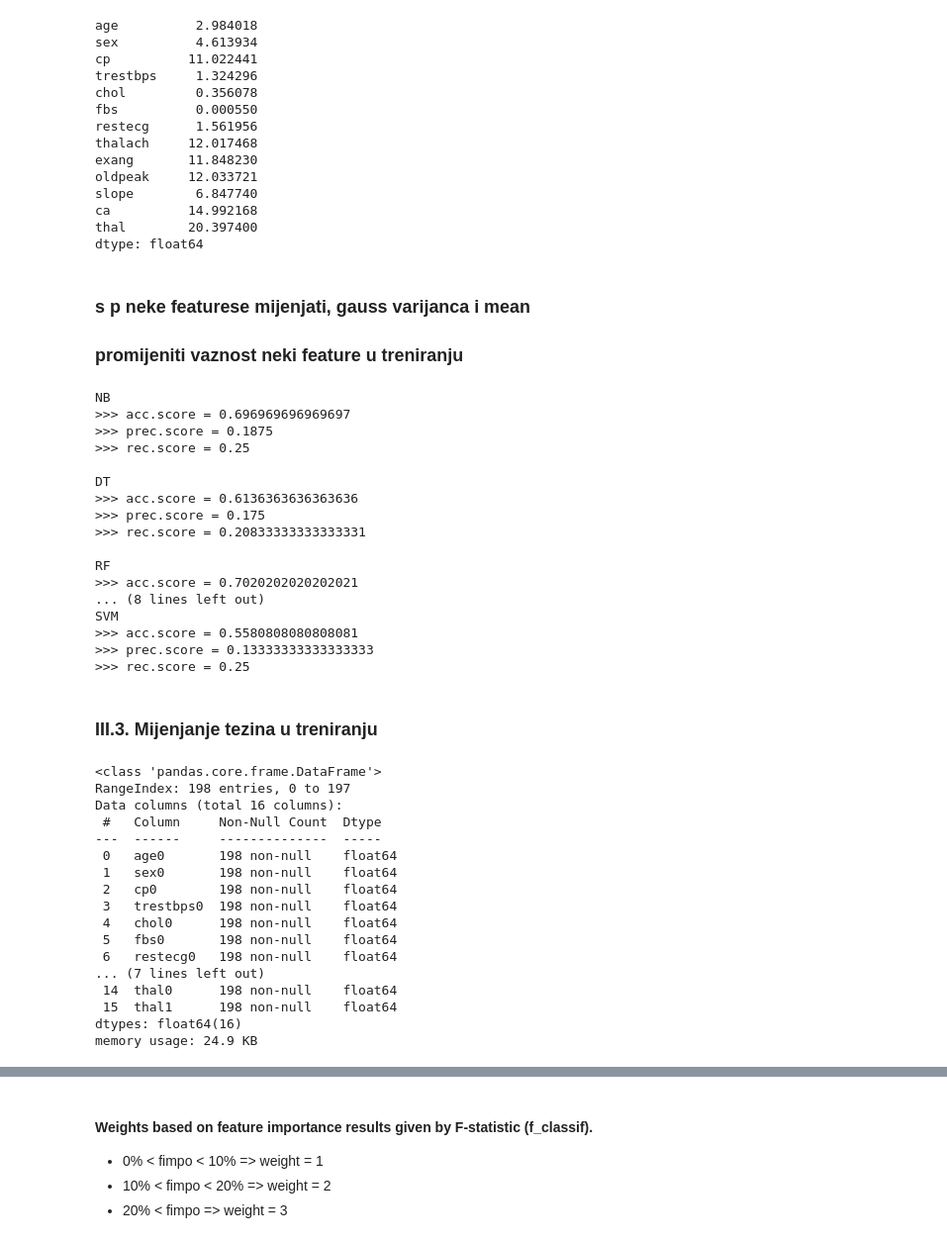
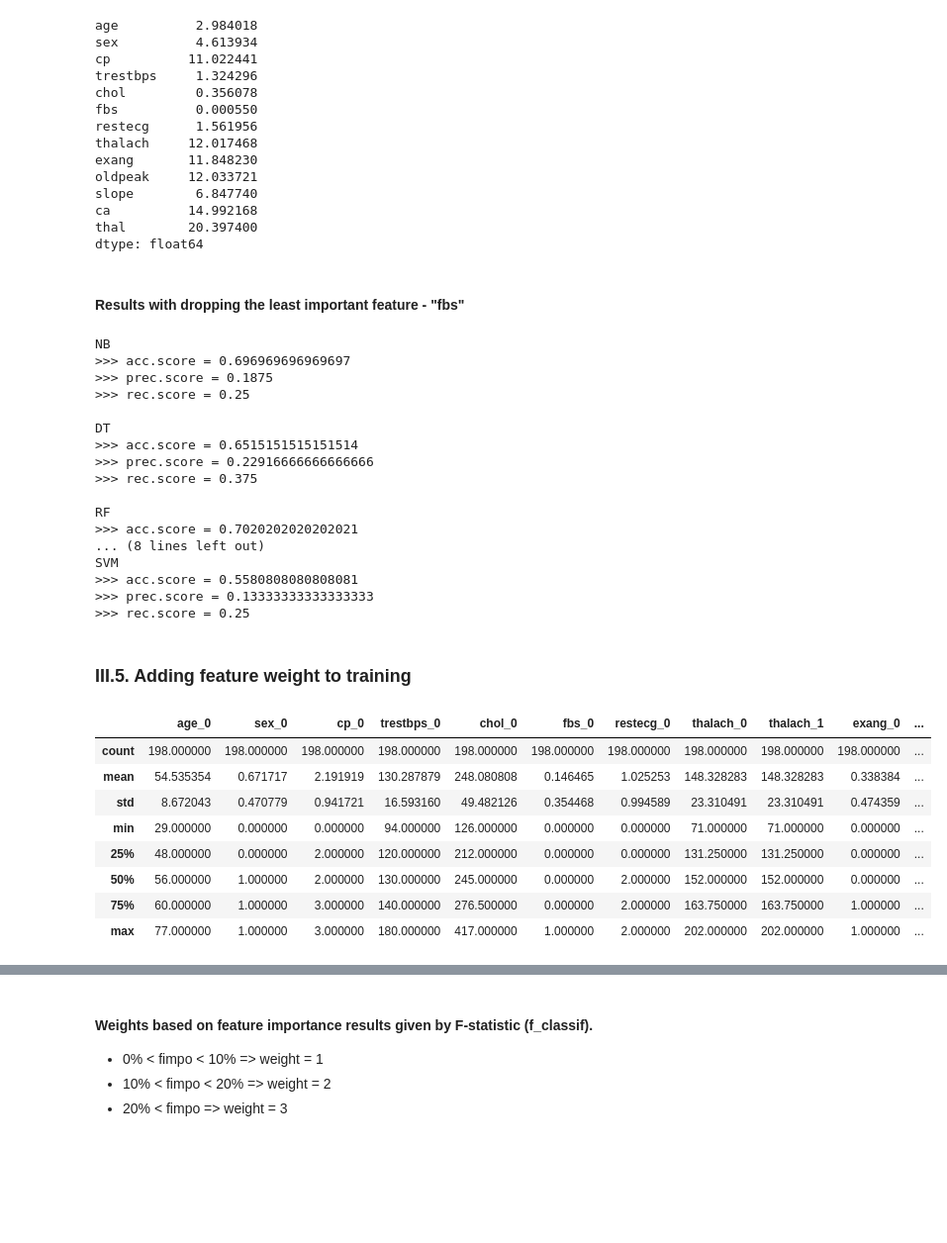
Before and after one commit to JuricK8/UZOP_projekt, a Jupyter notebook: Projekt_HeartFailureDisease/ReplikacijaRezultata.ipynb, the cells around one changed output, grey strips where cells are left out. Shown at 99% size. Drawn from its saved outputs; the diff is of its cells as text; code cells hidden in the pictures; blank space fills up the shorter version.

```diff
--- a/Projekt_HeartFailureDisease/ReplikacijaRezultata.ipynb
+++ b/Projekt_HeartFailureDisease/ReplikacijaRezultata.ipynb
@@ -801,25 +815,26 @@ slope        6.847740
 ca          14.992168
 thal        20.397400
 dtype: float64
-# %% [markdown]
-### s p neke featurese mijenjati, gauss varijanca i mean
-### promijeniti vaznost neki feature u treniranju
+# %% [markdown]
+#### Results with dropping the least important feature - "fbs"
 # %%
+#fbs - fasting blood sugar
+
 X_important_train = newTrainData.drop(['fbs', 'condition'], axis=1).values
 y_important_train = newTrainData['condition']
 X_important_test = newTestData.drop(['fbs', 'condition'], axis=1).values
 y_important_test = newTestData['condition']
 
 print("NB")
-train_test_function(nb_clf, X_important_train, y_important_train, X_important_test, y_important_test)
+y = train_test_function(nb_clf, X_important_train, y_important_train, X_important_test, y_important_test)
 print("DT")
-train_test_function(dt_clf, X_important_train, y_important_train, X_important_test, y_important_test)
+y = train_test_function(dt_clf, X_important_train, y_important_train, X_important_test, y_important_test)
 print("RF")
-train_test_function(rf_clf, X_important_train, y_important_train, X_important_test, y_important_test)
+y = train_test_function(rf_clf, X_important_train, y_important_train, X_important_test, y_important_test)
 print("LR")
-train_test_function(lr_clf, X_important_train, y_important_train, X_important_test, y_important_test)
+y = train_test_function(lr_clf, X_important_train, y_important_train, X_important_test, y_important_test)
 print("SVM")
-train_test_function(svm_clf, X_important_train, y_important_train, X_important_test, y_important_test)
+y = train_test_function(svm_clf, X_important_train, y_important_train, X_important_test, y_important_test)
 # %% [output]
 NB
 >>> acc.score = 0.696969696969697
@@ -827,9 +842,9 @@ NB
 >>> rec.score = 0.25
 
 DT
->>> acc.score = 0.6136363636363636
->>> prec.score = 0.175
->>> rec.score = 0.20833333333333331
+>>> acc.score = 0.6515151515151514
+>>> prec.score = 0.22916666666666666
+>>> rec.score = 0.375
 
 RF
 >>> acc.score = 0.7020202020202021
@@ -838,35 +853,27 @@ SVM
 >>> acc.score = 0.5580808080808081
 >>> prec.score = 0.13333333333333333
 >>> rec.score = 0.25
-# %% [markdown]
-### III.3. Mijenjanje tezina u treniranju
+# %% [markdown]
+### III.5. Adding feature weight to training
 # %%
 weights = [1,1,1,1,1,1,1,2,1,2,1,1,2]
-X_train_weighted_df = pd.DataFrame()
-X_test_weighted_df = pd.DataFrame()
+X_train_weighted_df1 = pd.DataFrame()
+X_test_weighted_df1 = pd.DataFrame()
 for i, weight in enumerate(weights):
     for k in range(weight):
-        X_train_weighted_df[feature_names[i]+"{}".format(k)]=X_newTrain_df.iloc[:, i]
-        X_test_weighted_df[feature_names[i]+"{}".format(k)]=X_newTest_df.iloc[:, i]
+        X_train_weighted_df1[feature_names[i]+"_{}".format(k)]=X_newTrain_df.iloc[:, i]
+        X_test_weighted_df1[feature_names[i]+"{}".format(k)]=X_newTest_df.iloc[:, i]
 
-X_train_weighted_df.info()
+X_train_weighted_df1.describe()
 # %% [output]
-<class 'pandas.core.frame.DataFrame'>
-RangeIndex: 198 entries, 0 to 197
-Data columns (total 16 columns):
- #   Column     Non-Null Count  Dtype
----  ------     --------------  -----
- 0   age0       198 non-null    float64
- 1   sex0       198 non-null    float64
- 2   cp0        198 non-null    float64
- 3   trestbps0  198 non-null    float64
- 4   chol0      198 non-null    float64
- 5   fbs0       198 non-null    float64
- 6   restecg0   198 non-null    float64
-... (7 lines left out)
- 14  thal0      198 non-null    float64
- 15  thal1      198 non-null    float64
-dtypes: float64(16)
-memory usage: 24.9 KB
+|  | age_0 | sex_0 | cp_0 | trestbps_0 | chol_0 | fbs_0 | restecg_0 | thalach_0 | thalach_1 | exang_0 | ... |
+| count | 198.000000 | 198.000000 | 198.000000 | 198.000000 | 198.000000 | 198.000000 | 198.000000 | 198.000000 | 198.000000 | 198.000000 | ... |
+| mean | 54.535354 | 0.671717 | 2.191919 | 130.287879 | 248.080808 | 0.146465 | 1.025253 | 148.328283 | 148.328283 | 0.338384 | ... |
+| std | 8.672043 | 0.470779 | 0.941721 | 16.593160 | 49.482126 | 0.354468 | 0.994589 | 23.310491 | 23.310491 | 0.474359 | ... |
+| min | 29.000000 | 0.000000 | 0.000000 | 94.000000 | 126.000000 | 0.000000 | 0.000000 | 71.000000 | 71.000000 | 0.000000 | ... |
+| 25% | 48.000000 | 0.000000 | 2.000000 | 120.000000 | 212.000000 | 0.000000 | 0.000000 | 131.250000 | 131.250000 | 0.000000 | ... |
+| 50% | 56.000000 | 1.000000 | 2.000000 | 130.000000 | 245.000000 | 0.000000 | 2.000000 | 152.000000 | 152.000000 | 0.000000 | ... |
+| 75% | 60.000000 | 1.000000 | 3.000000 | 140.000000 | 276.500000 | 0.000000 | 2.000000 | 163.750000 | 163.750000 | 1.000000 | ... |
+| max | 77.000000 | 1.000000 | 3.000000 | 180.000000 | 417.000000 | 1.000000 | 2.000000 | 202.000000 | 202.000000 | 1.000000 | ... |
 # %%
 print("NB")
```
Also changed, not shown: parts of 46 cells of this notebook.
